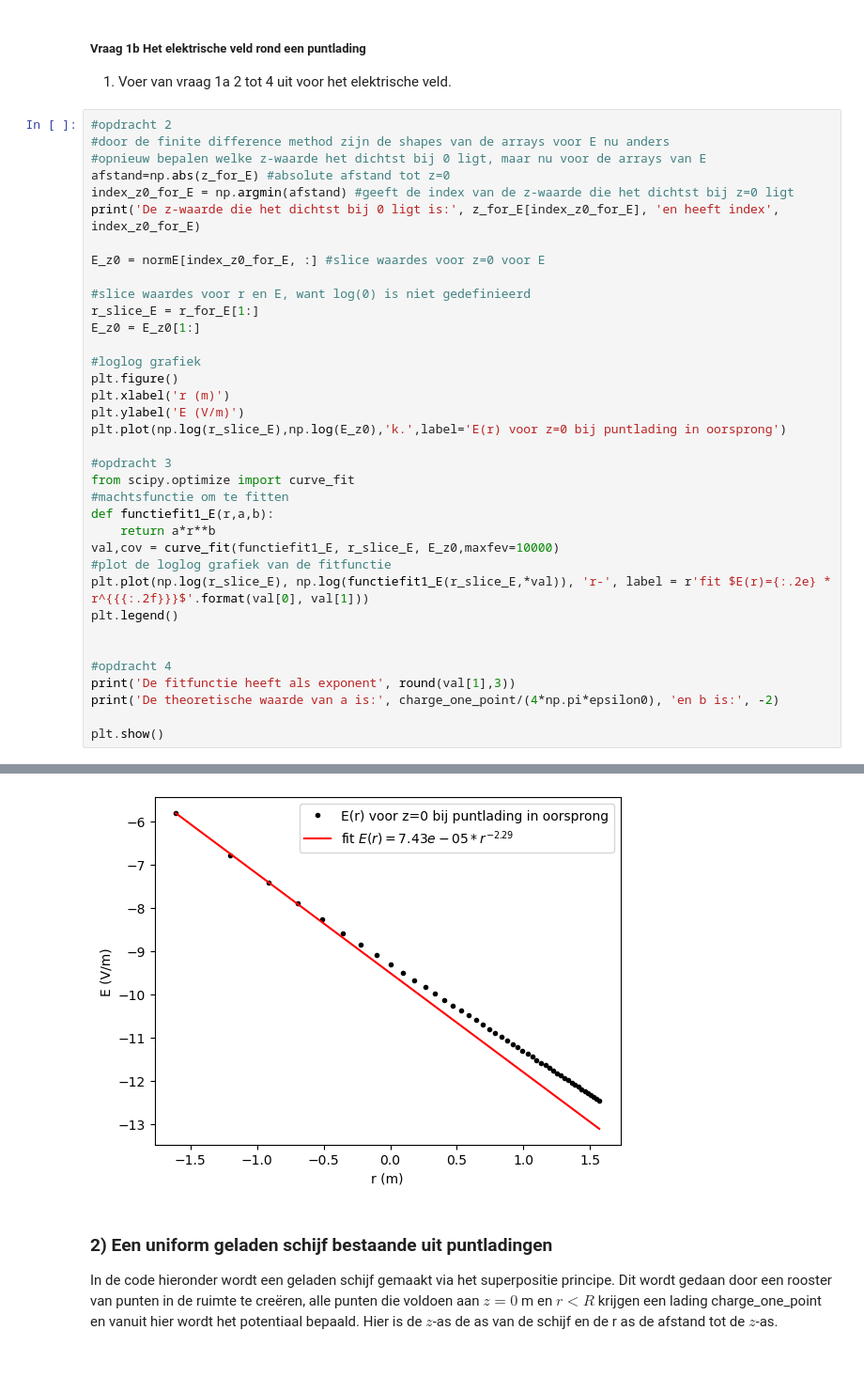
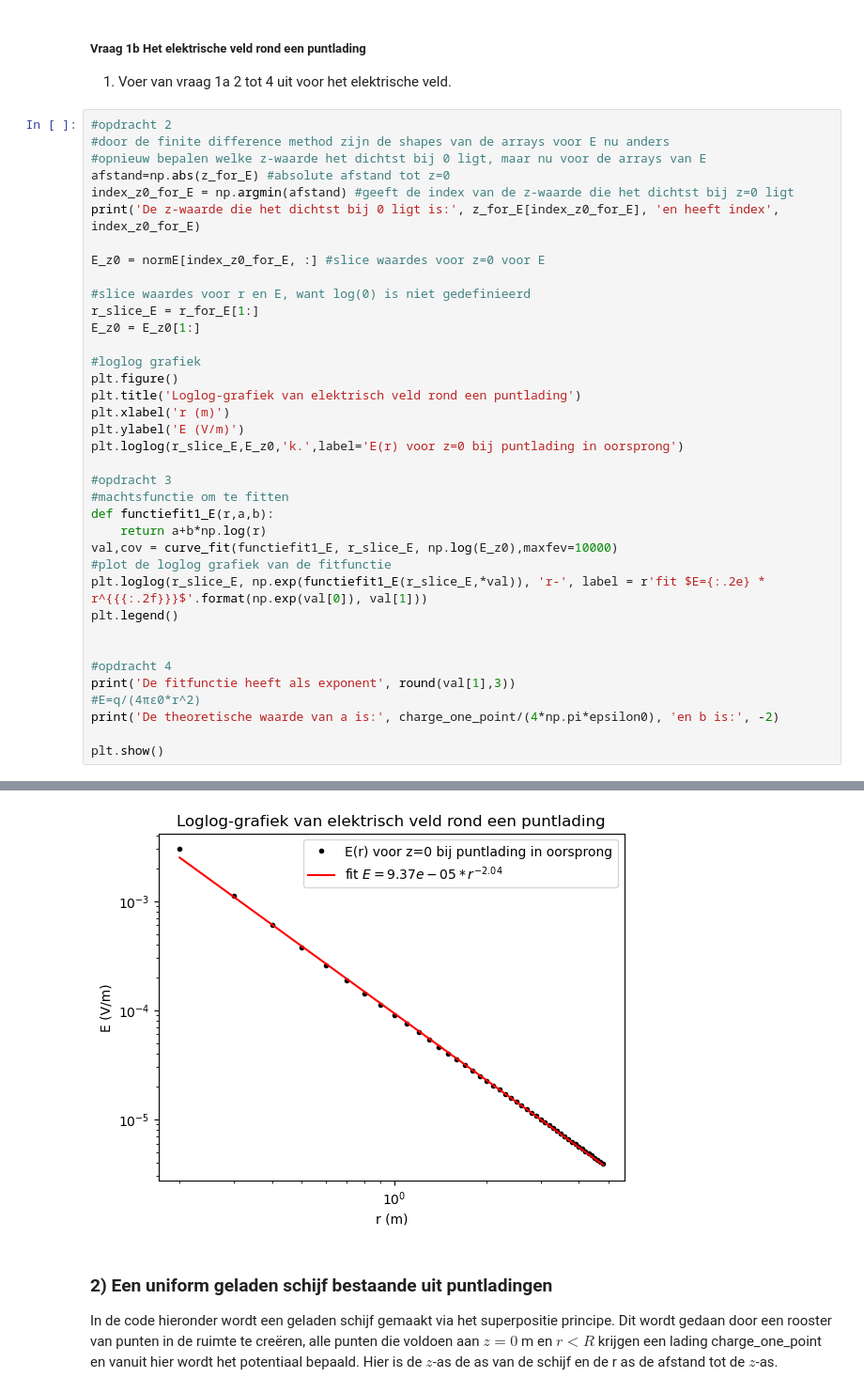
Before and after one commit to AnnetMoeleker/opdrachten-DEF-D, a Jupyter notebook: DigitaleOntwerpopdrachten/1CondensatorOpdracht/CondensatorOntwerpopdracht.ipynb, the cells around one changed output, grey strips where cells are left out. Shown at 94% size. Drawn from its saved outputs; the diff is of its cells as text; blank space fills up the shorter version.

```diff
--- a/DigitaleOntwerpopdrachten/1CondensatorOpdracht/CondensatorOntwerpopdracht.ipynb
+++ b/DigitaleOntwerpopdrachten/1CondensatorOpdracht/CondensatorOntwerpopdracht.ipynb
@@ -145,23 +147,24 @@ E_z0 = E_z0[1:]
 
 #loglog grafiek
 plt.figure()
+plt.title('Loglog-grafiek van elektrisch veld rond een puntlading')
 plt.xlabel('r (m)')
 plt.ylabel('E (V/m)')
-plt.plot(np.log(r_slice_E),np.log(E_z0),'k.',label='E(r) voor z=0 bij puntlading in oorsprong')
+plt.loglog(r_slice_E,E_z0,'k.',label='E(r) voor z=0 bij puntlading in oorsprong')
 
 #opdracht 3
-from scipy.optimize import curve_fit
 #machtsfunctie om te fitten
 def functiefit1_E(r,a,b):
-    return a*r**b
-val,cov = curve_fit(functiefit1_E, r_slice_E, E_z0,maxfev=10000)
+    return a+b*np.log(r)
+val,cov = curve_fit(functiefit1_E, r_slice_E, np.log(E_z0),maxfev=10000)
 #plot de loglog grafiek van de fitfunctie
-plt.plot(np.log(r_slice_E), np.log(functiefit1_E(r_slice_E,*val)), 'r-', label = r'fit $E(r)={:.2e} * r^{{{:.2f}}}$'.format(val[0], val[1]))
+plt.loglog(r_slice_E, np.exp(functiefit1_E(r_slice_E,*val)), 'r-', label = r'fit $E={:.2e} * r^{{{:.2f}}}$'.format(np.exp(val[0]), val[1]))
 plt.legend()
 
 
 #opdracht 4
 print('De fitfunctie heeft als exponent', round(val[1],3))
+#E=q/(4πε0*r^2)
 print('De theoretische waarde van a is:', charge_one_point/(4*np.pi*epsilon0), 'en b is:', -2)
 
 plt.show()
@@ -171,5 +174,5 @@ De fitfunctie heeft als exponent -2.294
 De theoretische waarde van a is: 8.987742437988218e-05 en b is: -2
-[figure, old version]
+[figure, new version]
 # %% [markdown]
 ### 2) Een uniform geladen schijf bestaande uit puntladingen
 
```
Also changed, not shown: parts of 2 cells of this notebook.
